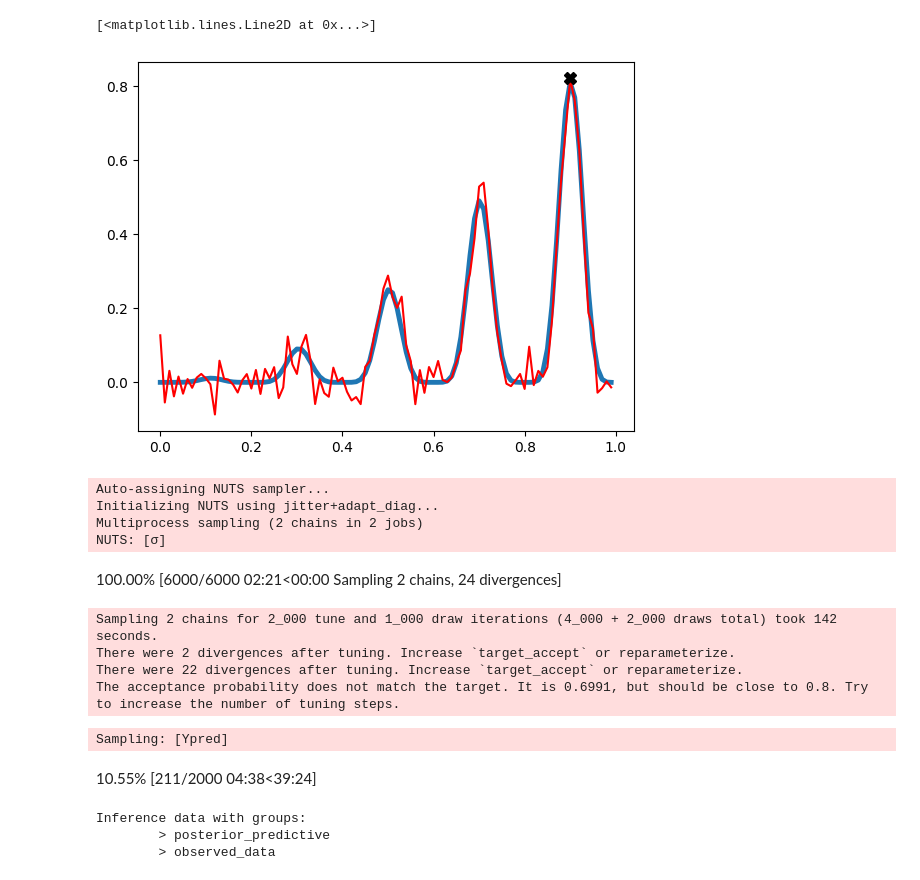
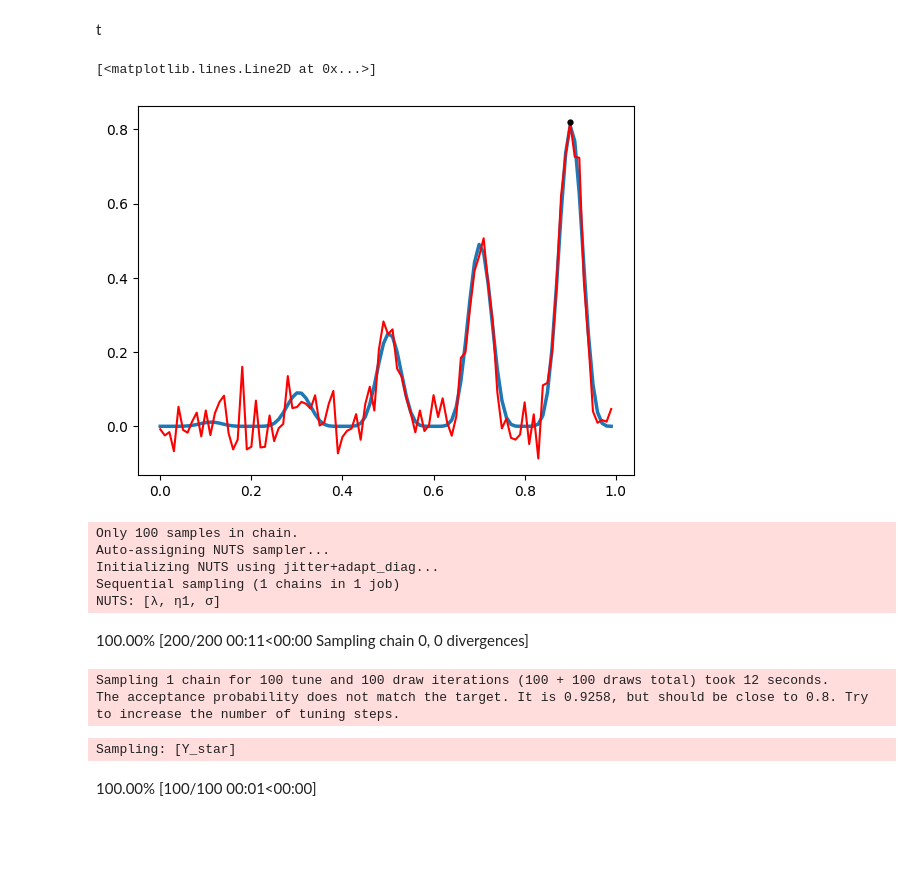
Before and after one commit to AlexRodis/olives, a Jupyter notebook: BayesianOptimization.ipynb, the cells around one changed output. Cells and saved outputs as stored; diff of their text form; code cells hidden in the pictures; blank space fills up the shorter version.

```diff
--- a/BayesianOptimization.ipynb
+++ b/BayesianOptimization.ipynb
@@ -9,3 +57,5 @@ import arviz as az
+# %% [markdown]
+t
 # %%
 # test  objective function
 @np.vectorize
@@ -16,47 +66,38 @@ def objective(x, noise=0.1):
 X = np.arange(0,1,0.01)[:, None]
 # %%
 Y = objective(X, noise=0)
-y = objective(X, noise=0.04)
+y_noisy = objective(X, noise=0.04)
 # %%
 fig, ax = plt.subplots()
-ax.plot(X,Y, linewidth=3.5)
-ax.plot(X,y, color='red')
-i = np.argmax(y)
-ax.plot(X[i], y[i], 'kX', markersize=9)
+ax.plot(X,Y, linewidth=2.5)
+ax.plot(X,y_noisy, color='red')
+i = np.argmax(y_noisy)
+ax.plot(X[i], y_noisy[i], 'k.', markersize=7)
 # %% [output]
 [<matplotlib.lines.Line2D at 0x...>]
-[figure, old version]
+[figure, new version]
 # %%
 with pm.Model() as model:
-
-    η = 1
-    ρ = 1
-
-    μ = pm.gp.mean.Zero()
-    K = η**2 * pm.gp.cov.Matern52(1, ρ)
-
-    σ = pm.HalfNormal('σ', 1)
-
-    costfunc = pm.gp.Marginal(mean_func=μ, cov_func=K)
-    costfunc.marginal_likelihood('cost', X=X,
-              y=y, noise=σ)
-    gp_trace = pm.sample(1000, tune=2000, cores=2, random_seed=44)
+    λ1 = pm.HalfNormal('λ', 0.1)
+    η1 = pm.Uniform('η1', 0, 1.0)
+    K = η1**2*pm.gp.cov.ExpQuad(1,ls=λ1)
+    gp = pm.gp.Marginal(cov_func=K)
+    σ = pm.HalfNormal('σ', 5)
+    y = gp.marginal_likelihood('y', X=X,y=y_noisy[:,0], sigma=σ)
+    idata = pm.sample(100, tune=100, cores=2,chains=1)
 # %% [output]
+Only 100 samples in chain.
 Auto-assigning NUTS sampler...
 Initializing NUTS using jitter+adapt_diag...
-Multiprocess sampling (2 chains in 2 jobs)
-NUTS: [σ]
+Sequential sampling (1 chains in 1 job)
+NUTS: [λ, η1, σ]
-100.00% [6000/6000 02:21<00:00 Sampling 2 chains, 24 divergences]
+100.00% [200/200 00:11<00:00 Sampling chain 0, 0 divergences]
-Sampling 2 chains for 2_000 tune and 1_000 draw iterations (4_000 + 2_000 draws total) took 142 seconds.
-There were 2 divergences after tuning. Increase `target_accept` or reparameterize.
-There were 22 divergences after tuning. Increase `target_accept` or reparameterize.
-The acceptance probability does not match the target. It is 0.6991, but should be close to 0.8. Try to increase the number of tuning steps.
+Sampling 1 chain for 100 tune and 100 draw iterations (100 + 100 draws total) took 12 seconds.
+The acceptance probability does not match the target. It is 0.9258, but should be close to 0.8. Try to increase the number of tuning steps.
 # %%
-Xpred = np.arange(0,1,0.01)[:, np.newaxis]
-Ytrue = objective(Xpred, noise=.04)
 with model:
-    Ypred = costfunc.conditional('Ypred', Xpred, pred_noise=True)
-    gp_samples = pm.sample_posterior_predictive(gp_trace,random_seed=44, var_names=['Ypred'])
+    Y_star = gp.conditional('Y_star', Xnew=X)
+    gp_samples = pm.sample_posterior_predictive(idata,random_seed=44, var_names=['Y_star'])
 # %% [output]
-Sampling: [Ypred]
+Sampling: [Y_star]
-10.55% [211/2000 04:38<39:24]
+100.00% [100/100 00:01<00:00]
@@ -65,6 +103,0 @@ from pymc.gp.util import plot_gp_dist
-# %%
-gp_samples
-# %% [output]
-Inference data with groups:
-        > posterior_predictive
-        > observed_data
```
Also changed, not shown: parts of 16 cells of this notebook, 2 other files.
